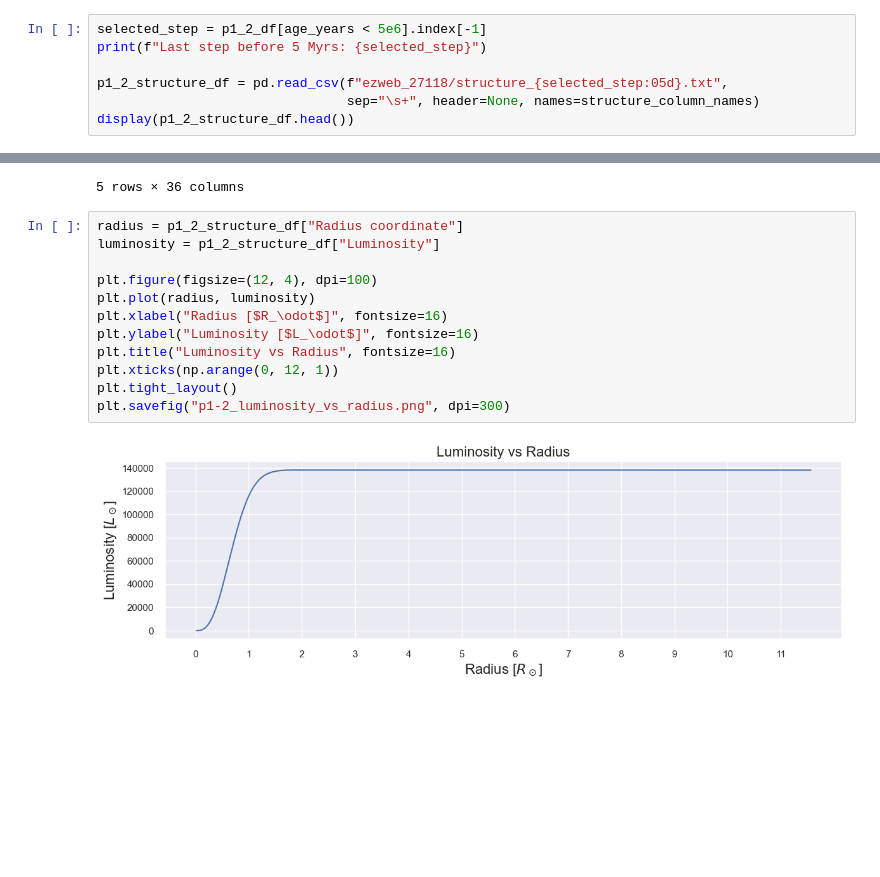
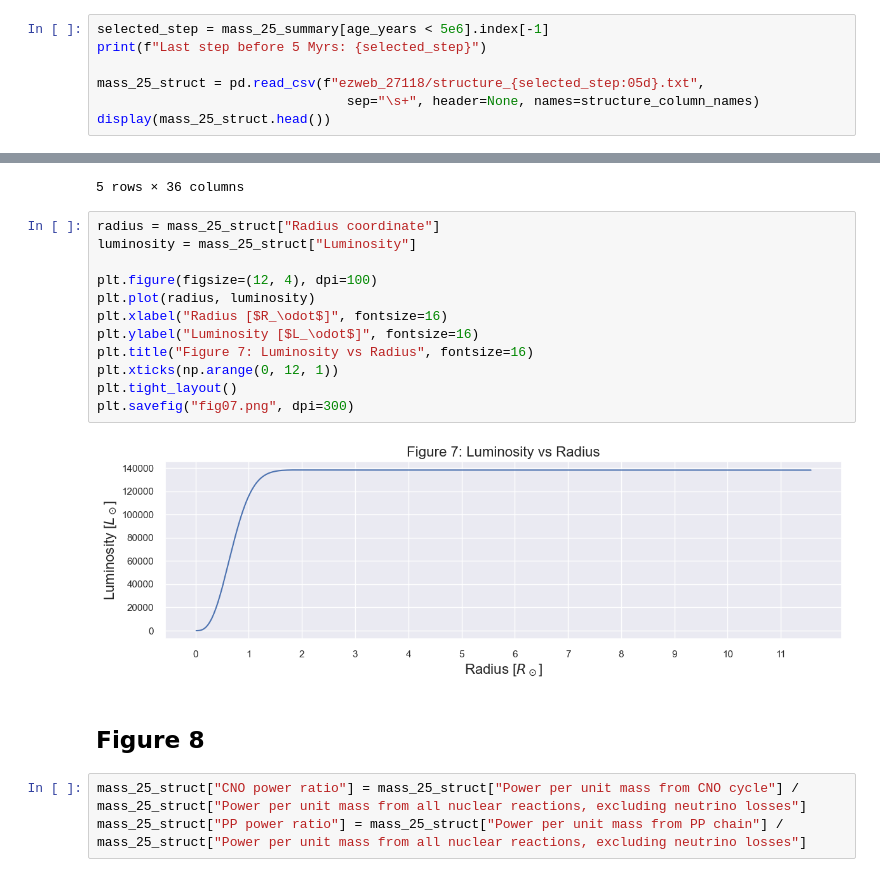
Before and after one commit to GWFrank/GA-2024, a Jupyter notebook: hw4/p1.ipynb, the cells around one changed output, grey strips where cells are left out. Saved outputs shown, nothing was run; the diff lists cells and outputs as text; blank space fills up the shorter version.

```diff
--- a/hw4/p1.ipynb
+++ b/hw4/p1.ipynb
@@ -235,12 +237,12 @@ plt.show()
 # %% [markdown]
 The star is in main sequence until around 6 Million years.
 # %%
-selected_step = p1_2_df[age_years < 5e6].index[-1]
+selected_step = mass_25_summary[age_years < 5e6].index[-1]
 print(f"Last step before 5 Myrs: {selected_step}")
 
-p1_2_structure_df = pd.read_csv(f"ezweb_27118/structure_{selected_step:05d}.txt",
+mass_25_struct = pd.read_csv(f"ezweb_27118/structure_{selected_step:05d}.txt",
                                 sep="\s+", header=None, names=structure_column_names)
-display(p1_2_structure_df.head())
+display(mass_25_struct.head())
 # %% [output]
 Last step before 5 Myrs: 82
 |  | Lagrangian mass coordinate | Radius coordinate | Luminosity | Total pressure | Density | Temperature | ... |
@@ -251,16 +253,21 @@ Last step before 5 Myrs: 82
 | 4 | 24.98207 | 11.505546 | 138177.568 | 22401.04910 | 1.439099e-09 | 47825.9708 | ... |
 5 rows × 36 columns
 # %%
-radius = p1_2_structure_df["Radius coordinate"]
-luminosity = p1_2_structure_df["Luminosity"]
+radius = mass_25_struct["Radius coordinate"]
+luminosity = mass_25_struct["Luminosity"]
 
 plt.figure(figsize=(12, 4), dpi=100)
 plt.plot(radius, luminosity)
 plt.xlabel("Radius [$R_\odot$]", fontsize=16)
 plt.ylabel("Luminosity [$L_\odot$]", fontsize=16)
-plt.title("Luminosity vs Radius", fontsize=16)
+plt.title("Figure 7: Luminosity vs Radius", fontsize=16)
 plt.xticks(np.arange(0, 12, 1))
 plt.tight_layout()
-plt.savefig("p1-2_luminosity_vs_radius.png", dpi=300)
+plt.savefig("fig07.png", dpi=300)
 # %% [output]
-[figure, old version]
+[figure, new version]
+# %% [markdown]
+## Figure 8
+# %%
+mass_25_struct["CNO power ratio"] = mass_25_struct["Power per unit mass from CNO cycle"] / mass_25_struct["Power per unit mass from all nuclear reactions, excluding neutrino losses"]
+mass_25_struct["PP power ratio"] = mass_25_struct["Power per unit mass from PP chain"] / mass_25_struct["Power per unit mass from all nuclear reactions, excluding neutrino losses"]
```
Also changed, not shown: parts of 21 cells of this notebook, 26 other files.
